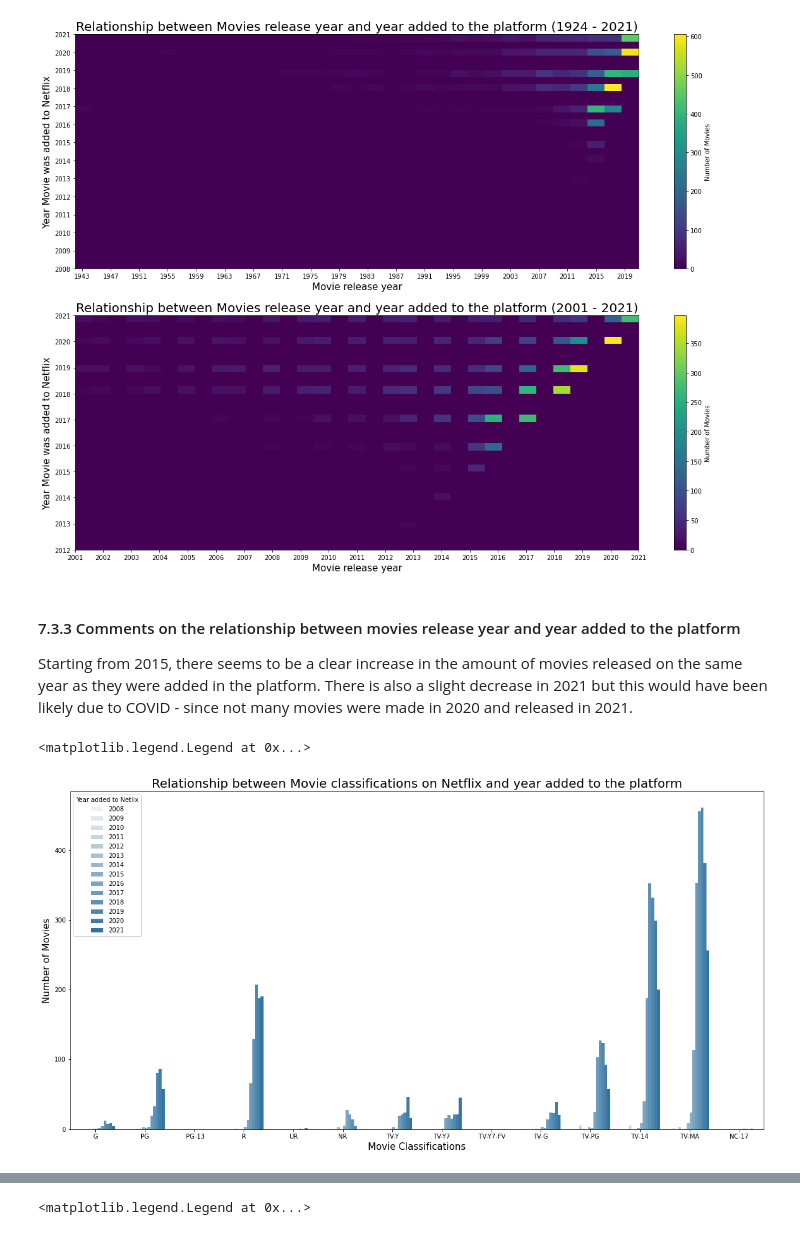
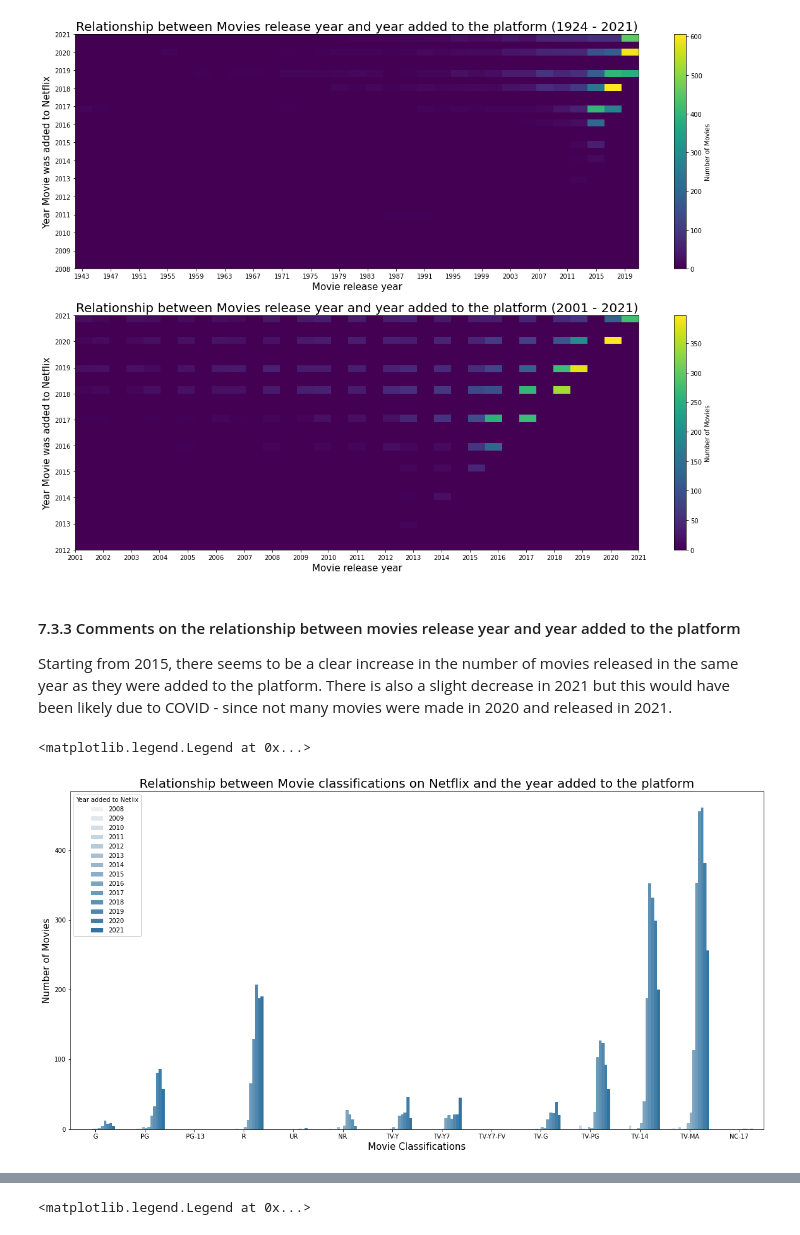
Before and after one commit to Mannygcg/Netflix-Data--Cleaning--Analysis-and-Visualisation, a Jupyter notebook: Netflix_Data_Wrangling_and_Visualisation.ipynb, the cells around one changed output, grey strips where cells are left out. Drawn from its saved outputs; the diff is of its cells as text; code cells hidden in the pictures.

```diff
--- a/Netflix_Data_Wrangling_and_Visualisation.ipynb
+++ b/Netflix_Data_Wrangling_and_Visualisation.ipynb
@@ -617,18 +622,18 @@ plt.colorbar(label = 'Number of Movies')
 [figure]
 # %% [markdown]
 #### 7.3.3 Comments on the relationship between movies release year and year added to the platform
-Starting from 2015, there seems to be a clear increase in the amount of movies released on the same year as they were added in the platform. There is also a slight decrease in 2021 but this would have been likely due to COVID - since not many movies were made in 2020 and released in 2021.
+Starting from 2015, there seems to be a clear increase in the number of movies released in the same year as they were added to the platform. There is also a slight decrease in 2021 but this would have been likely due to COVID - since not many movies were made in 2020 and released in 2021.
 # %%
 plt.figure(figsize=[20,10])
 order = ['G', 'PG', ' PG-13', 'R', 'UR', 'NR', 'TV-Y', 'TV-Y7', ' TV-Y7-FV', 'TV-G', 'TV-PG', 'TV-14', 'TV-MA', 'NC-17']
 base_color = base_color = sns.color_palette()[0]
 a=df_movie.date_added.dt.year
 movie_g = sns.countplot(data=df_movie,x='rating',hue=a,order=order, color=base_color)
 movie_g.set_xlabel('Movie Classifications',fontsize = 15)
 movie_g.set_ylabel('Number of Movies',fontsize = 15)
-movie_g.set_title("Relationship between Movie classifications on Netflix and year added to the platform",fontsize = 20)
+movie_g.set_title("Relationship between Movie classifications on Netflix and the year added to the platform",fontsize = 20)
 plt.legend(title = 'Year added to Netlix',)
 # %% [output]
 <matplotlib.legend.Legend at 0x...>
-[figure, old version]
+[figure, new version]
 # %% [markdown]
```
Also changed, not shown: parts of 14 cells of this notebook, 3 other files.
